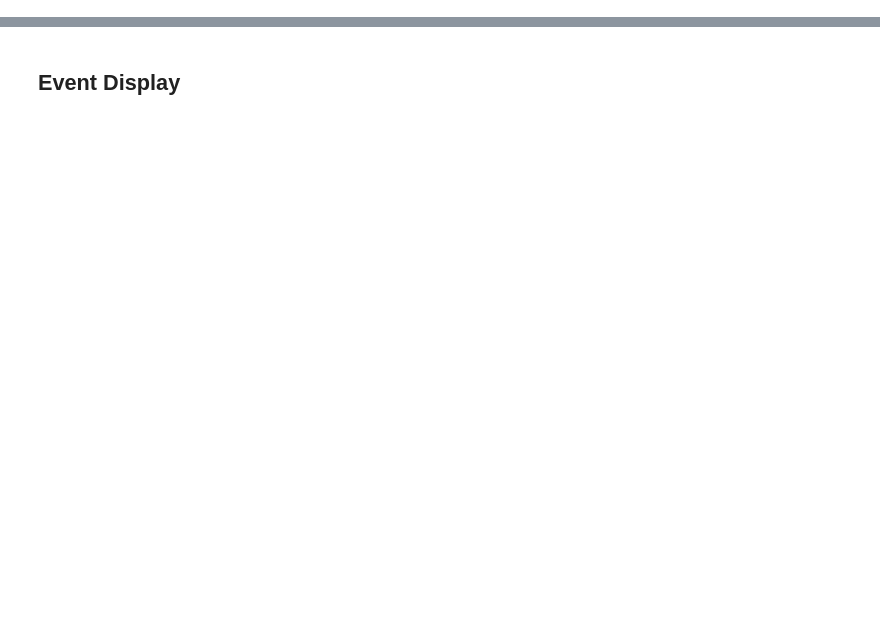
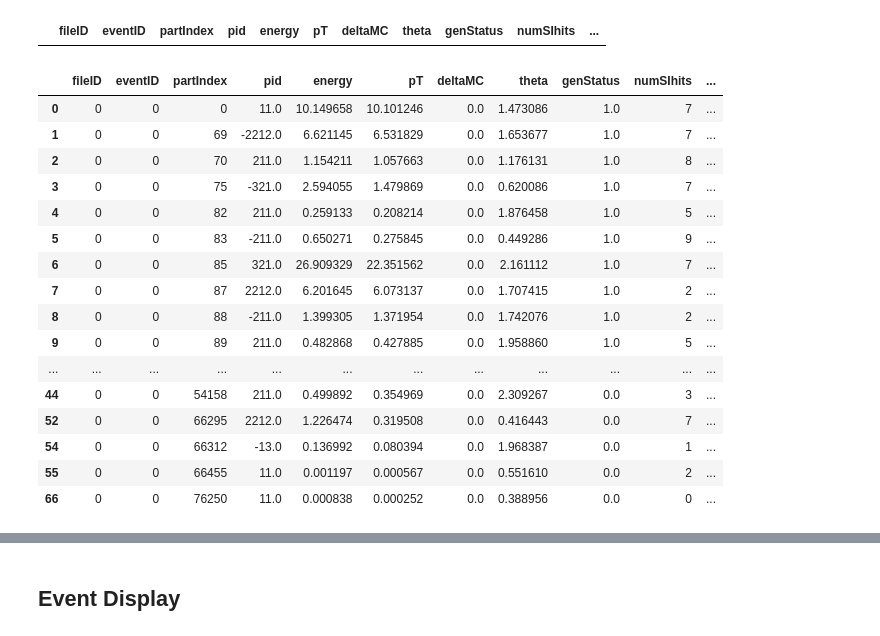
Before and after one commit to andread3vita/GGTF_trackFinder_training, a Jupyter notebook: notebooks/1_evaluation_IDEA_tracking.ipynb, the cells around one changed output, grey strips where cells are left out. Cells and saved outputs as stored; diff of their text form; code cells hidden in the pictures; blank space fills up the shorter version.

```diff
--- a/notebooks/1_evaluation_IDEA_tracking.ipynb
+++ b/notebooks/1_evaluation_IDEA_tracking.ipynb
@@ -110,3 +143,27 @@ for event in event_ids:
+# %%
+df_raw_with_extraAssignation[df_raw_with_extraAssignation["partIndex"]==86]
+# %% [output]
+|  | fileID | eventID | partIndex | pid | energy | pT | deltaMC | theta | genStatus | numSIhits | ... |
+# %%
+df_raw_with_extraAssignation[df_raw_with_extraAssignation["trackLabel"].str.len() > 0]
+# %% [output]
+|  | fileID | eventID | partIndex | pid | energy | pT | deltaMC | theta | genStatus | numSIhits | ... |
+| 0 | 0 | 0 | 0 | 11.0 | 10.149658 | 10.101246 | 0.0 | 1.473086 | 1.0 | 7 | ... |
+| 1 | 0 | 0 | 69 | -2212.0 | 6.621145 | 6.531829 | 0.0 | 1.653677 | 1.0 | 7 | ... |
+| 2 | 0 | 0 | 70 | 211.0 | 1.154211 | 1.057663 | 0.0 | 1.176131 | 1.0 | 8 | ... |
+| 3 | 0 | 0 | 75 | -321.0 | 2.594055 | 1.479869 | 0.0 | 0.620086 | 1.0 | 7 | ... |
+| 4 | 0 | 0 | 82 | 211.0 | 0.259133 | 0.208214 | 0.0 | 1.876458 | 1.0 | 5 | ... |
+| 5 | 0 | 0 | 83 | -211.0 | 0.650271 | 0.275845 | 0.0 | 0.449286 | 1.0 | 9 | ... |
+| 6 | 0 | 0 | 85 | 321.0 | 26.909329 | 22.351562 | 0.0 | 2.161112 | 1.0 | 7 | ... |
+| 7 | 0 | 0 | 87 | 2212.0 | 6.201645 | 6.073137 | 0.0 | 1.707415 | 1.0 | 2 | ... |
+| 8 | 0 | 0 | 88 | -211.0 | 1.399305 | 1.371954 | 0.0 | 1.742076 | 1.0 | 2 | ... |
+| 9 | 0 | 0 | 89 | 211.0 | 0.482868 | 0.427885 | 0.0 | 1.958860 | 1.0 | 5 | ... |
+| ... | ... | ... | ... | ... | ... | ... | ... | ... | ... | ... | ... |
+| 44 | 0 | 0 | 54158 | 211.0 | 0.499892 | 0.354969 | 0.0 | 2.309267 | 0.0 | 3 | ... |
+| 52 | 0 | 0 | 66295 | 2212.0 | 1.226474 | 0.319508 | 0.0 | 0.416443 | 0.0 | 7 | ... |
+| 54 | 0 | 0 | 66312 | -13.0 | 0.136992 | 0.080394 | 0.0 | 1.968387 | 0.0 | 1 | ... |
+| 55 | 0 | 0 | 66455 | 11.0 | 0.001197 | 0.000567 | 0.0 | 0.551610 | 0.0 | 2 | ... |
+| 66 | 0 | 0 | 76250 | 11.0 | 0.000838 | 0.000252 | 0.0 | 0.388956 | 0.0 | 0 | ... |
 # %%
 def efficiency_purity_plot(df, minX, maxX, binStep, applyConstraints = False, maxR = 0.05, minDeltaMC = 0.02, minNumHits = 3, minTheta = 10, maxTheta = 170, genStatus = [0,1]):
 
```
Also changed, not shown: parts of 8 cells of this notebook, 19 other files.
